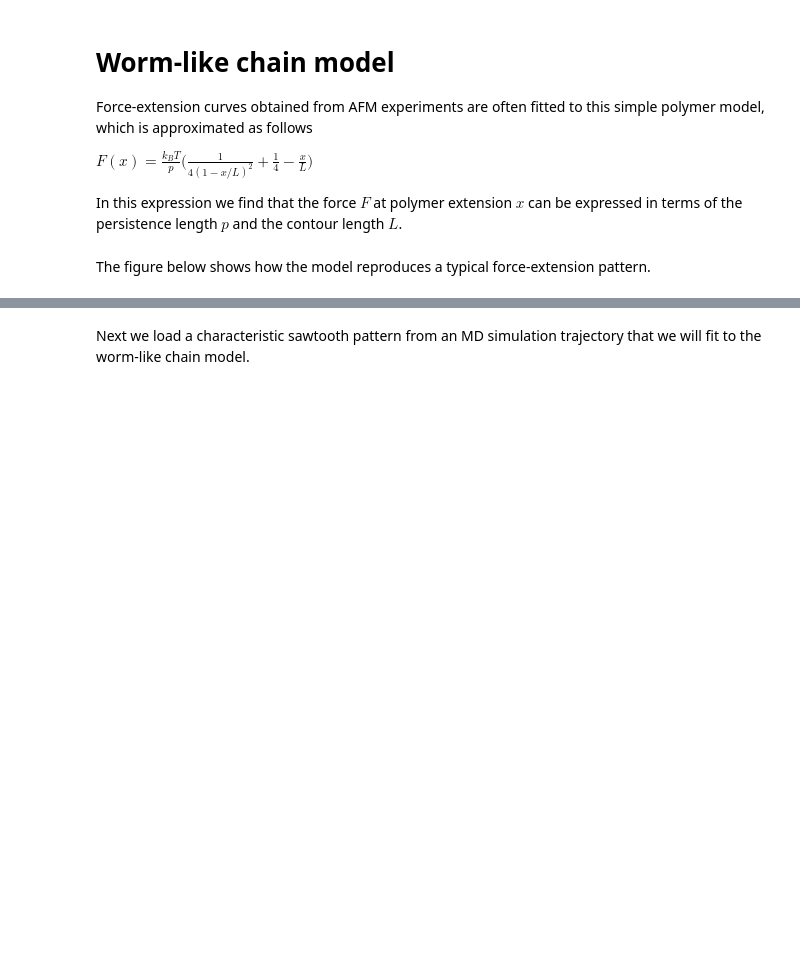
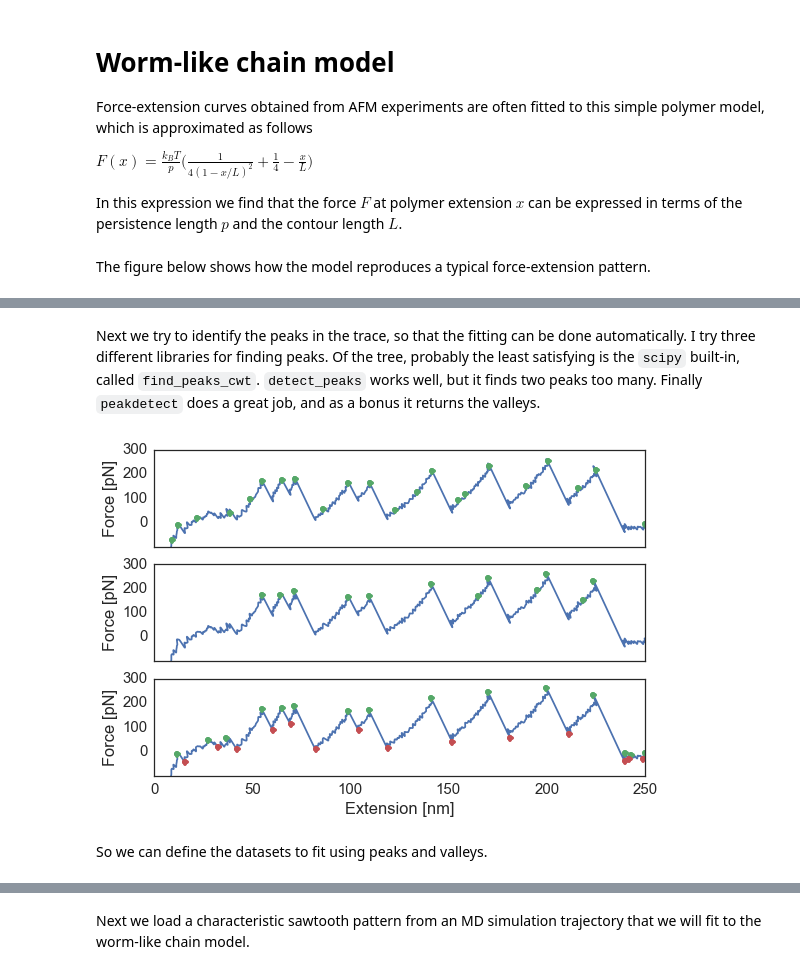
Before and after one commit to daviddesancho/AFMtools, a Jupyter notebook: WLC/WLCfits.ipynb, the cells around one changed output, grey strips where cells are left out. Cells and saved outputs as stored; diff of their text form; code cells hidden in the pictures; blank space fills up the shorter version.

```diff
--- a/WLC/WLCfits.ipynb
+++ b/WLC/WLCfits.ipynb
@@ -34,0 +53,41 @@ Next we load a characteristic sawtooth trace from an experiment on titin.
+# %% [markdown]
+Next we try to identify the peaks in the trace, so that the fitting can be done automatically. I try three different libraries for finding peaks. Of the tree, probably the least satisfying is the `scipy` built-in, called `find_peaks_cwt`. `detect_peaks` works well, but it finds two peaks too many. Finally `peakdetect` does a great job, and as a bonus it returns the valleys.
+# %%
+from scipy import signal
+
+fig, ax = plt.subplots(3,1, sharex=True)
+peakind = signal.find_peaks_cwt(force_extension[:,1], np.arange(1,100), min_length=30)
+ax[0].plot(force_extension[0:,0], force_extension[:,1])
+ax[0].plot(force_extension[peakind,0], force_extension[peakind,1], 'o')
+ax[0].set_xlim(0,250)
+ax[0].set_yticks(range(0,310,100))
+ax[0].set_ylim(-100,300)
+ax[0].set_ylabel('Force [pN]')
+
+import detect_peaks
+indexes = detect_peaks.detect_peaks(force_extension[:,1], mph=150, mpd=100)
+ax[1].plot(force_extension[0:,0], force_extension[:,1])
+ax[1].plot(force_extension[indexes,0], force_extension[indexes,1], 'o')
+ax[1].set_xlim(0,250)
+ax[1].set_yticks(range(0,310,100))
+ax[1].set_ylim(-100,300)
+ax[1].set_ylabel('Force [pN]')
+
+from peakdetect import peakdetect
+ax[2].plot(force_extension[0:,0], force_extension[:,1])
+peaks_valleys = peakdetect(force_extension[:,1], lookahead=50)
+indexes = [x[0] for x in peaks_valleys[0]]
+ax[2].plot(force_extension[indexes,0], force_extension[indexes,1], 'o')
+indexes = [x[0] for x in peaks_valleys[1]]
+ax[2].plot(force_extension[indexes,0], force_extension[indexes,1], 'o')
+ax[2].set_xlim(0,250)
+ax[2].set_ylim(-100,300)
+ax[2].set_yticks(range(0,310,100))
+
+ax[2].set_xlabel('Extension [nm]')
+ax[2].set_ylabel('Force [pN]')
+_ = plt.tight_layout()
+# %% [output]
+[figure, added]
+# %% [markdown]
+So we can define the datasets to fit using peaks and valleys.
```
Also changed, not shown: parts of 8 cells of this notebook.
